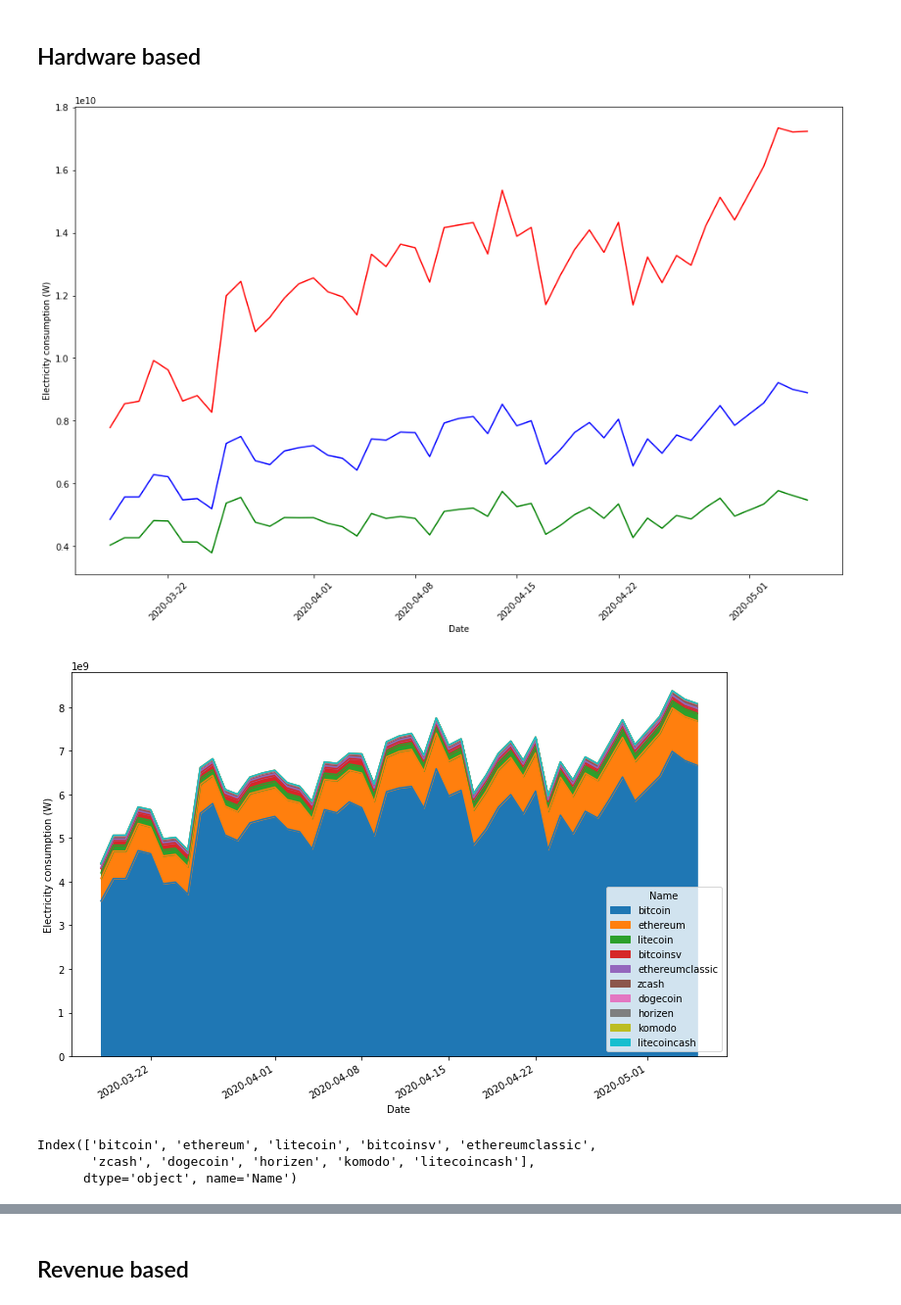
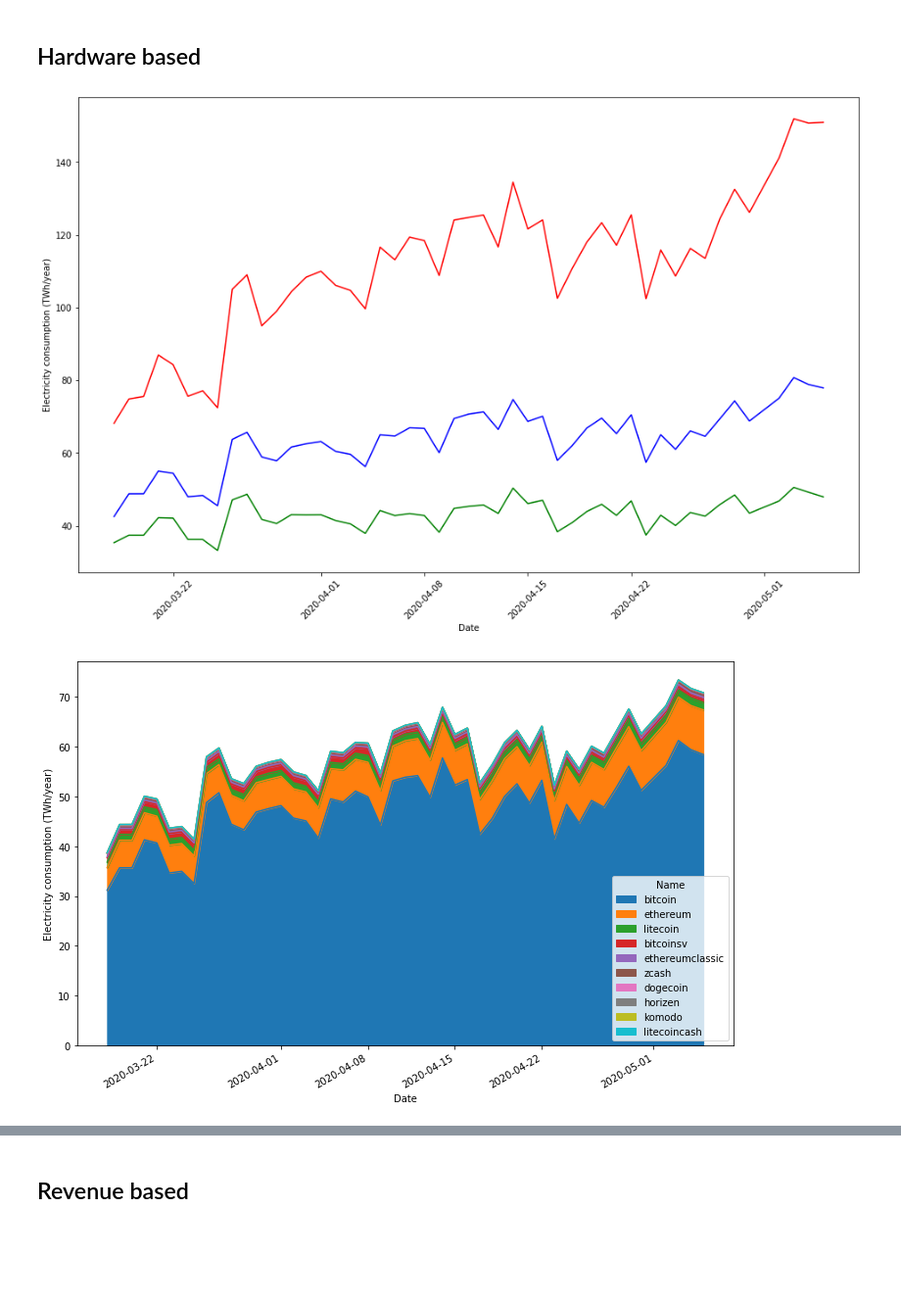
Before and after one commit to Lukasdeloose/sustainable_blockchain, a Jupyter notebook: data_analysis/energy_consumption.ipynb, the cells around one changed output, grey strips where cells are left out. Shown at 98% size. Cells and saved outputs as stored; diff of their text form; code cells hidden in the pictures; blank space fills up the shorter version.

```diff
--- a/data_analysis/energy_consumption.ipynb
+++ b/data_analysis/energy_consumption.ipynb
@@ -434,8 +430,8 @@ plt.plot(dates, hardware_bounds_total['lower'], color='green')
 plt.plot(dates, hardware_bounds_total['estimate'], color='blue')
 plt.plot(dates, hardware_bounds_total['upper'], color='red')
 plt.xticks(rotation=45)
-plt.ylabel("Electricity consumption (W)")
+plt.ylabel("Electricity consumption (TWh/year)")
 plt.xlabel("Date")
 plt.show()
 # %% [output]
-[figure, old version]
+[figure, new version]
@@ -444,16 +438,11 @@ coin_hardware_date['estimate'].columns = dates
 # %%
+coin_hardware_date['estimate'].columns = dates
 coin_hardware_date['estimate'].transpose().plot.area(figsize=(12,8))
-plt.ylabel("Electricity consumption (W)")
+plt.ylabel("Electricity consumption (TWh/year)")
 plt.xlabel("Date")
 plt.show()
 # %% [output]
-[figure, old version]
+[figure, new version]
-# %%
-coin_hardware_date['estimate'].index
-# %% [output]
-Index(['bitcoin', 'ethereum', 'litecoin', 'bitcoinsv', 'ethereumclassic',
-       'zcash', 'dogecoin', 'horizen', 'komodo', 'litecoincash'],
-      dtype='object', name='Name')
 # %%
 bitcoin_contributions = coin_hardware_date['estimate'].loc['bitcoin']/np.sum(coin_hardware_date['estimate'])
 print(f"The contribution of bitcoin to the total is minimum {np.min(bitcoin_contributions)}, maximum {np.max(bitcoin_contributions)}\
```
Also changed, not shown: parts of 19 cells of this notebook, 3 other files.
